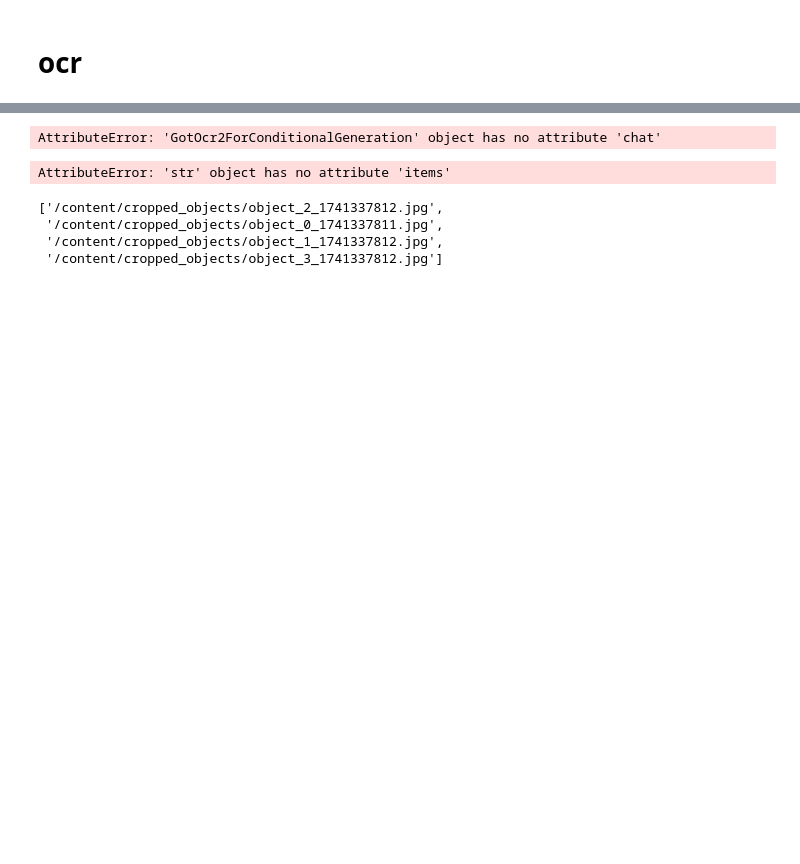
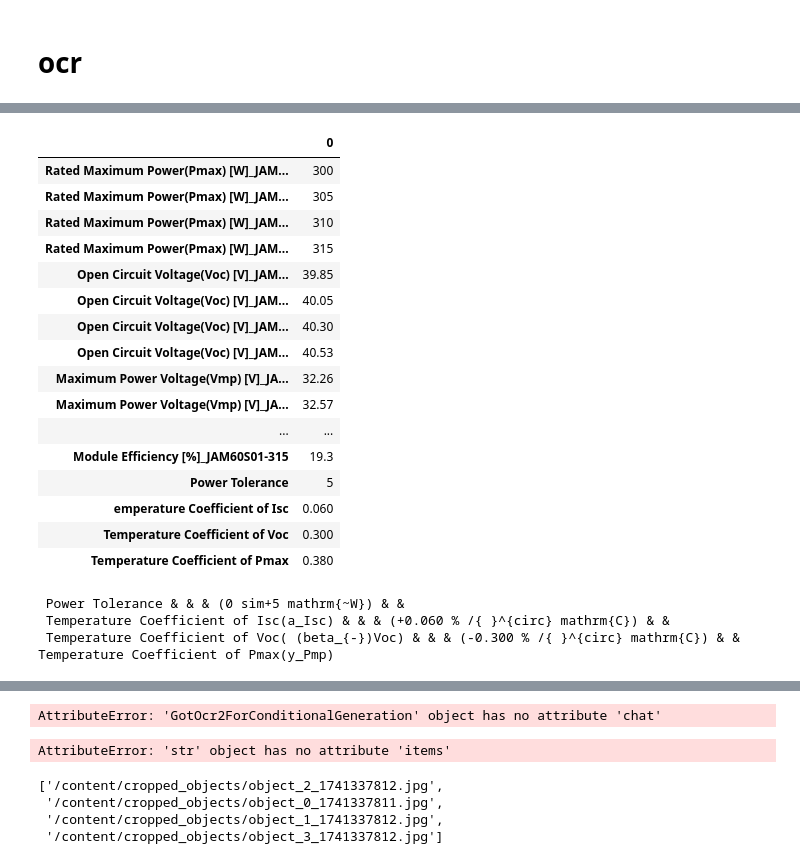
Before and after one commit to mohammadsjahanbakhsh/table_extractor, a Jupyter notebook: app.ipynb, the cells around one changed output, grey strips where cells are left out. Saved outputs shown, nothing was run; the diff lists cells and outputs as text; code cells hidden in the pictures; blank space fills up the shorter version.

```diff
--- a/app.ipynb
+++ b/app.ipynb
@@ -1317,0 +1606,3 @@ NotImplementedError: A UTF-8 locale is required. Got ANSI_X3.4-1968
+# %%
+types=["".join(x) for x in re.findall(r"(JAM\w+).+\n.+(-[0-9]+) ",t0)]
+types
@@ -1317,0 +1686,7 @@ NotImplementedError: A UTF-8 locale is required. Got ANSI_X3.4-1968
+# %%
+table_stc = {}
+for i,key in enumerate(keys) :
+  for j,type_ in enumerate(types) :
+    table_stc["_".join([key,type_])] = values[i][j]
+
+table_stc
@@ -1317,0 +1711,4 @@ NotImplementedError: A UTF-8 locale is required. Got ANSI_X3.4-1968
+# %%
+for i,t in enumerate(t0.split("\n")):
+  if "[" in t:
+    print(i)
@@ -1317,0 +1722,18 @@ NotImplementedError: A UTF-8 locale is required. Got ANSI_X3.4-1968
+# %%
+last_keys = ["Power Tolerance","emperature Coefficient of Isc","Temperature Coefficient of Voc","Temperature Coefficient of Pmax"]
+
+temp=t0[t0.rfind("["):]
+temp=temp[temp.find("\n"):]
+print(temp)
+temp = temp.replace("\\hline",'').replace("\\","")
+temp="".join([t for t in re.findall(r" *(\(.*[+-].*mathrm.*\)) +",temp) ])
+last_values=[t for t in re.findall(r" *[-+]([\d\.]+) +" ,temp) ]
+print()
+print()
+# print(last_keys)
+# print(last_values)
+down_stc={k:v for k,v in zip(last_keys,last_values)}
+table_stc.update(down_stc)
+
+for i in table_stc.items():
+  print(i)
@@ -1317,0 +1758,33 @@ NotImplementedError: A UTF-8 locale is required. Got ANSI_X3.4-1968
+# %%
+import pandas as pd
+
+df = pd.DataFrame.from_dict(table_stc, orient="index")
+df
+# %% [output]
+|  | 0 |
+| Rated Maximum Power(Pmax) [W]_JAM... | 300 |
+| Rated Maximum Power(Pmax) [W]_JAM... | 305 |
+| Rated Maximum Power(Pmax) [W]_JAM... | 310 |
+| Rated Maximum Power(Pmax) [W]_JAM... | 315 |
+| Open Circuit Voltage(Voc) [V]_JAM... | 39.85 |
+| Open Circuit Voltage(Voc) [V]_JAM... | 40.05 |
+| Open Circuit Voltage(Voc) [V]_JAM... | 40.30 |
+| Open Circuit Voltage(Voc) [V]_JAM... | 40.53 |
+| Maximum Power Voltage(Vmp) [V]_JA... | 32.26 |
+| Maximum Power Voltage(Vmp) [V]_JA... | 32.57 |
+| ... | ... |
+| Module Efficiency [%]_JAM60S01-315 | 19.3 |
+| Power Tolerance | 5 |
+| emperature Coefficient of Isc | 0.060 |
+| Temperature Coefficient of Voc | 0.300 |
+| Temperature Coefficient of Pmax | 0.380 |
+# %%
+
+for i in temp.replace("\\hline",'').replace("\\",'').split("\n"):
+  if len(i)>1 and ("Tolerance" in i or "Temperature" in i):
+    print(i)
+# %% [output]
+ Power Tolerance & & & (0 sim+5 mathrm{~W}) & &
+ Temperature Coefficient of Isc(a_Isc) & & & (+0.060 % /{ }^{circ} mathrm{C}) & &
+ Temperature Coefficient of Voc( (beta_{-})Voc) & & & (-0.300 % /{ }^{circ} mathrm{C}) & &
+Temperature Coefficient of Pmax(y_Pmp)
```
Also changed, not shown: parts of 85 cells of this notebook.
